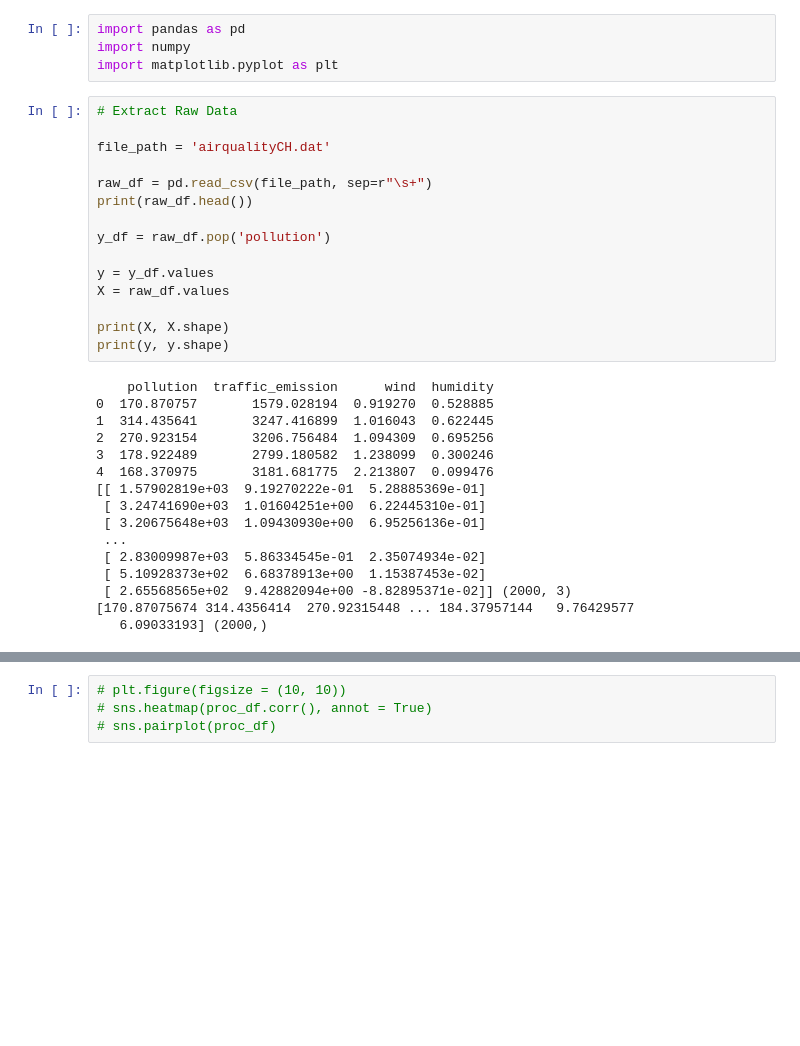
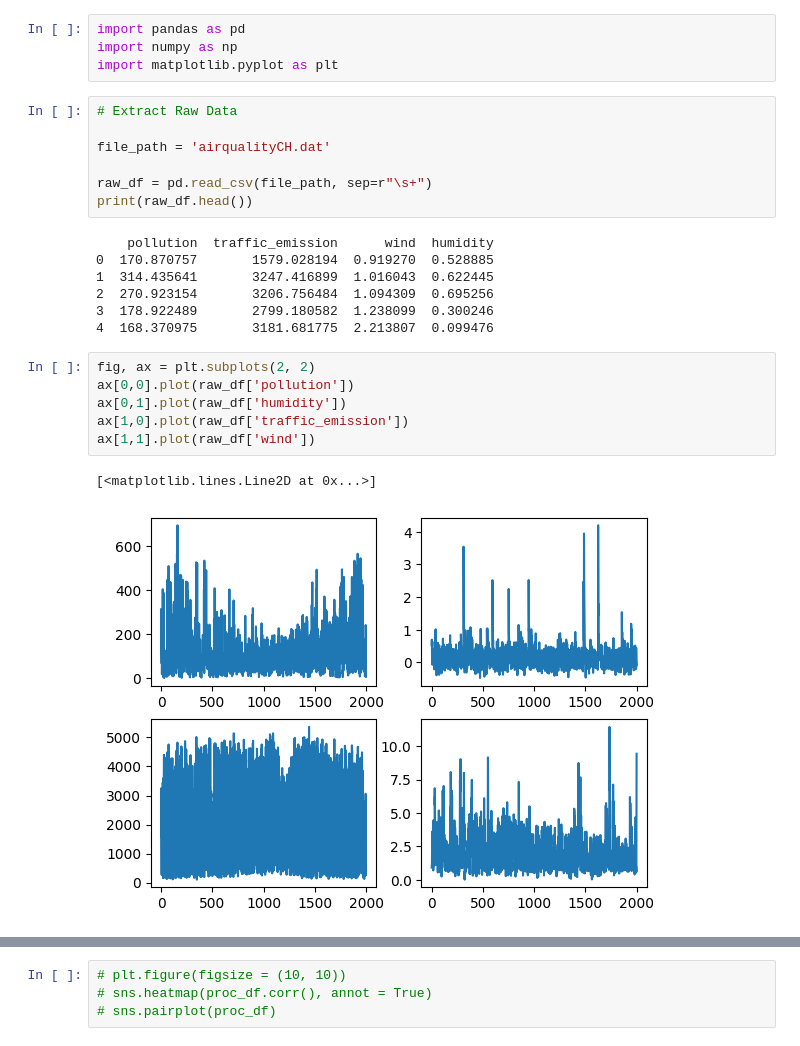
Before and after one commit to shr1ram/msc_csml, a Jupyter notebook: Statistical_Models_and_Data_Analysis/stats_ica.ipynb, the cells around one changed output, grey strips where cells are left out. Cells and saved outputs as stored; diff of their text form; blank space fills up the shorter version.

```diff
--- a/Statistical_Models_and_Data_Analysis/stats_ica.ipynb
+++ b/Statistical_Models_and_Data_Analysis/stats_ica.ipynb
@@ -1,6 +1,6 @@
 # %%
 import pandas as pd
-import numpy
+import numpy as np
 import matplotlib.pyplot as plt
 # %%
 # Extract Raw Data
@@ -9,14 +9,6 @@ file_path = 'airqualityCH.dat'
 
 raw_df = pd.read_csv(file_path, sep=r"\s+")
 print(raw_df.head())
-
-y_df = raw_df.pop('pollution')
-
-y = y_df.values
-X = raw_df.values
-
-print(X, X.shape)
-print(y, y.shape)
 # %% [output]
     pollution  traffic_emission      wind  humidity
 0  170.870757       1579.028194  0.919270  0.528885
@@ -24,15 +16,15 @@ print(y, y.shape)
 2  270.923154       3206.756484  1.094309  0.695256
 3  178.922489       2799.180582  1.238099  0.300246
 4  168.370975       3181.681775  2.213807  0.099476
-[[ 1.57902819e+03  9.19270222e-01  5.28885369e-01]
- [ 3.24741690e+03  1.01604251e+00  6.22445310e-01]
- [ 3.20675648e+03  1.09430930e+00  6.95256136e-01]
- ...
- [ 2.83009987e+03  5.86334545e-01  2.35074934e-02]
- [ 5.10928373e+02  6.68378913e+00  1.15387453e-02]
- [ 2.65568565e+02  9.42882094e+00 -8.82895371e-02]] (2000, 3)
-[170.87075674 314.4356414  270.92315448 ... 184.37957144   9.76429577
-   6.09033193] (2000,)
+# %%
+fig, ax = plt.subplots(2, 2)
+ax[0,0].plot(raw_df['pollution'])
+ax[0,1].plot(raw_df['humidity'])
+ax[1,0].plot(raw_df['traffic_emission'])
+ax[1,1].plot(raw_df['wind'])
+# %% [output]
+[<matplotlib.lines.Line2D at 0x...>]
+[figure, added]
 # %%
 # Plot correlation heatmap and pair-plot
 
```
Also changed, not shown: parts of 25 cells of this notebook.
